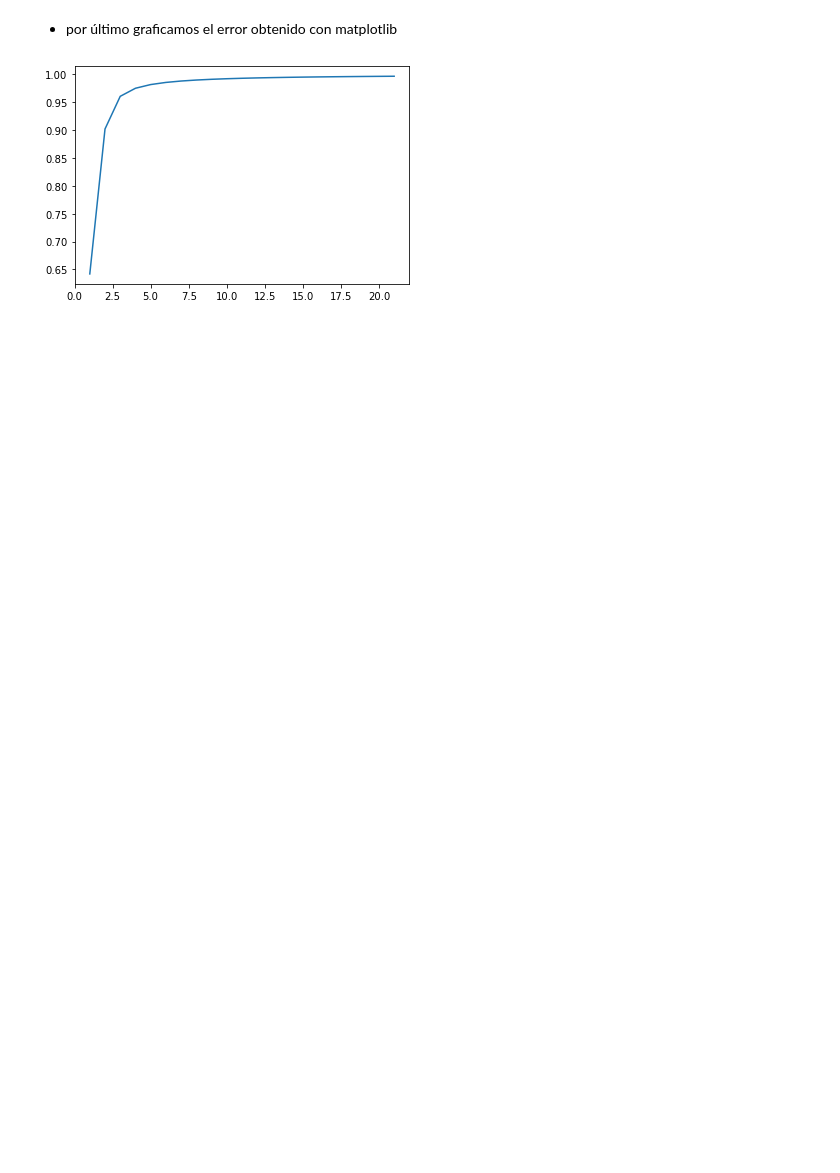
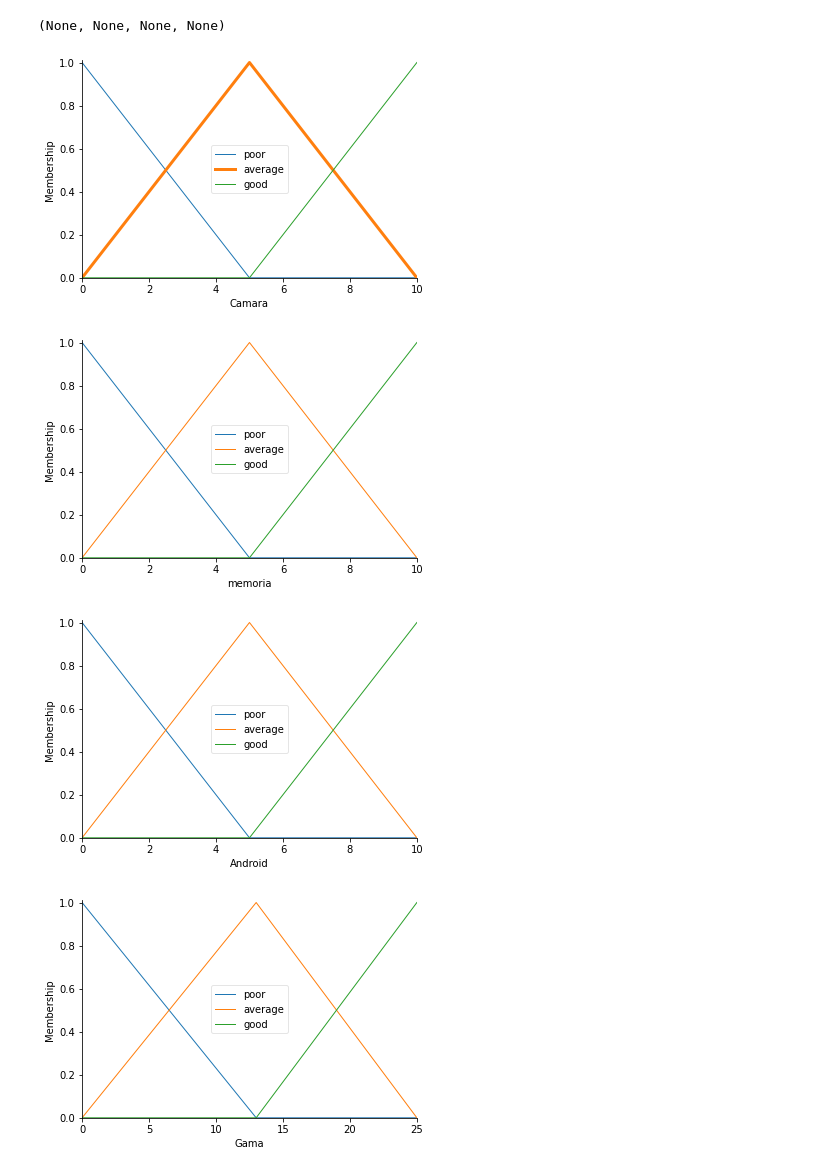
Before and after one commit to JhonatanGuzman/IA_Multicapa, a Jupyter notebook: Untitled.ipynb, the cells around one changed output. Drawn from its saved outputs; the diff is of its cells as text; code cells hidden in the pictures; blank space fills up the shorter version.

```diff
--- a/Untitled.ipynb
+++ b/Untitled.ipynb
@@ -160,9 +5,5 @@ while con <=20:
-# %% [markdown]
-- por último graficamos el error obtenido con matplotlib
-# %%
-    rows1, columns1 = error.shape
-    x = np.arange(1,columns1+1)
-    plt.plot(x, error[0],'-')
-    plt.show()
-# %% [output]
-[figure, removed]
+# %%
+Camara = ctrl.Antecedent(np.arange(0, 11, 1), 'Camara')
+memoria = ctrl.Antecedent(np.arange(0, 11, 1), 'memoria')
+Android = ctrl.Antecedent(np.arange(0, 11, 1), 'Android')
+Gama = ctrl.Consequent(np.arange(0, 26, 1), 'Gama')
@@ -168,0 +14,12 @@ while con <=20:
+# %%
+Gama['poor'] = fuzz.trimf(Gama.universe, [0, 0, 13])
+Gama['average'] = fuzz.trimf(Gama.universe, [0, 13, 25])
+Gama['good'] = fuzz.trimf(Gama.universe, [13, 25, 25])
+# %%
+Camara['average'].view(), memoria.view(), Android.view(), Gama.view()
+# %% [output]
+(None, None, None, None)
+[figure, added]
+[figure, added]
+[figure, added]
+[figure, added]
```
Also changed, not shown: parts of 17 cells of this notebook.
